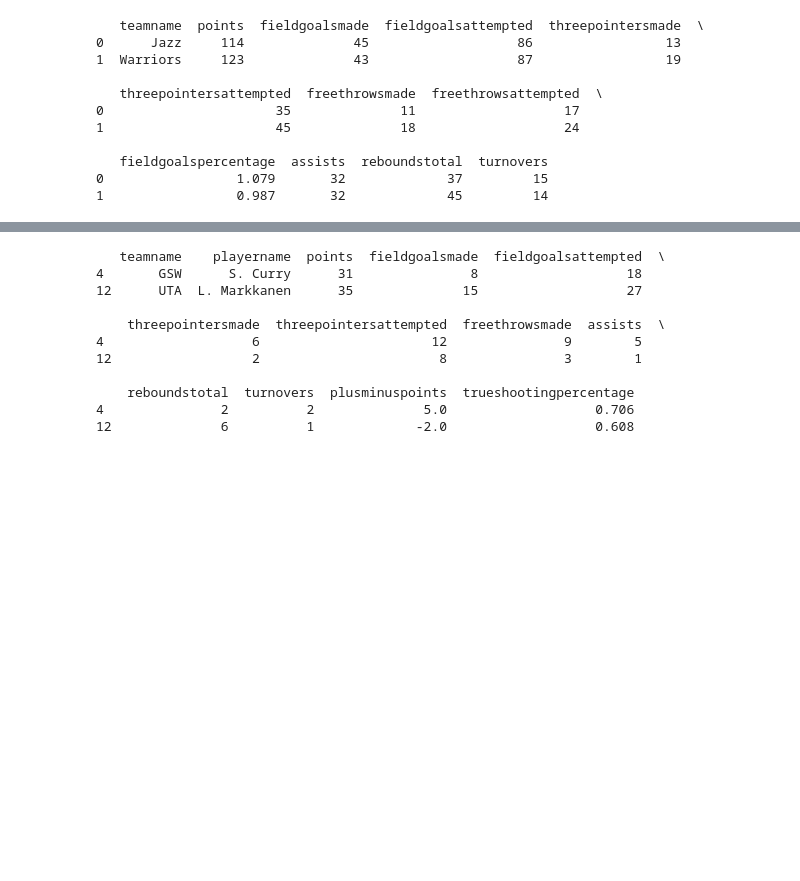
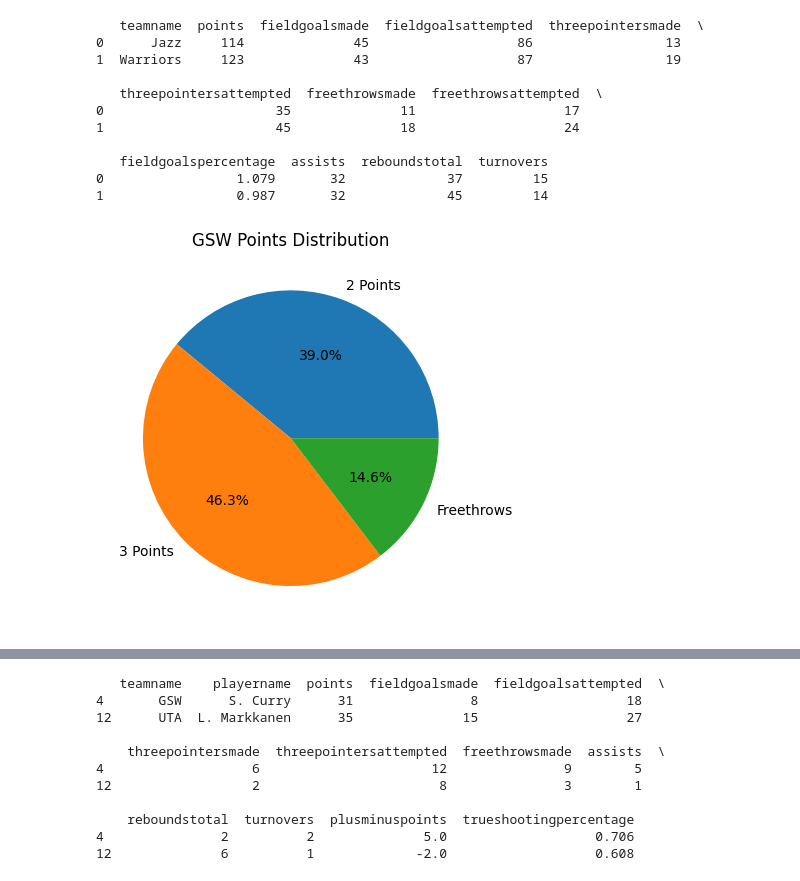
Before and after one commit to biiipin/analysis_nbagame, a Jupyter notebook: data_analysis.ipynb, the cells around one changed output, grey strips where cells are left out. Cells and saved outputs as stored; diff of their text form; code cells hidden in the pictures; blank space fills up the shorter version.

```diff
--- a/data_analysis.ipynb
+++ b/data_analysis.ipynb
@@ -114,3 +114,11 @@ print(team_total[['teamname','points','fieldgoalsmade','fieldgoalsattempted','th
 team_total['2points']=(team_total['fieldgoalsmade']-team_total['threepointersmade'])*2
 team_total['3points']=team_total['threepointersmade'] * 3
 team_total['ftpoints']=team_total['freethrowsmade'] * 1
+# %%
+#points contribution of gsw player
+gsw_points=team_total[team_total['teamname']=='Warriors'].loc[1]
+plt.pie(gsw_points[['2points','3points','ftpoints']], labels=['2 Points','3 Points','Freethrows'], autopct="%1.1f%%")
+plt.title('GSW Points Distribution')
+plt.show()
+# %% [output]
+[figure, added]
```
Also changed, not shown: parts of 3 cells of this notebook.
